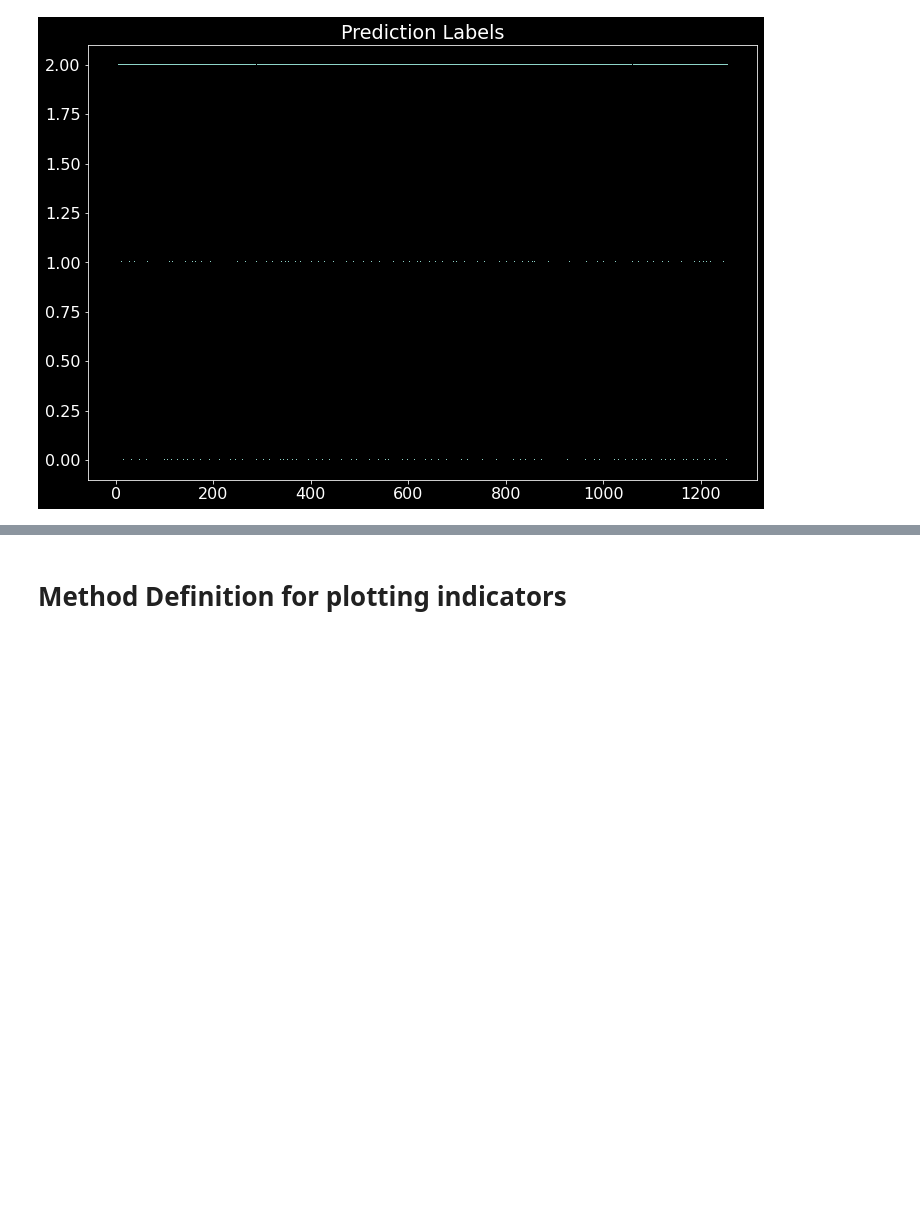
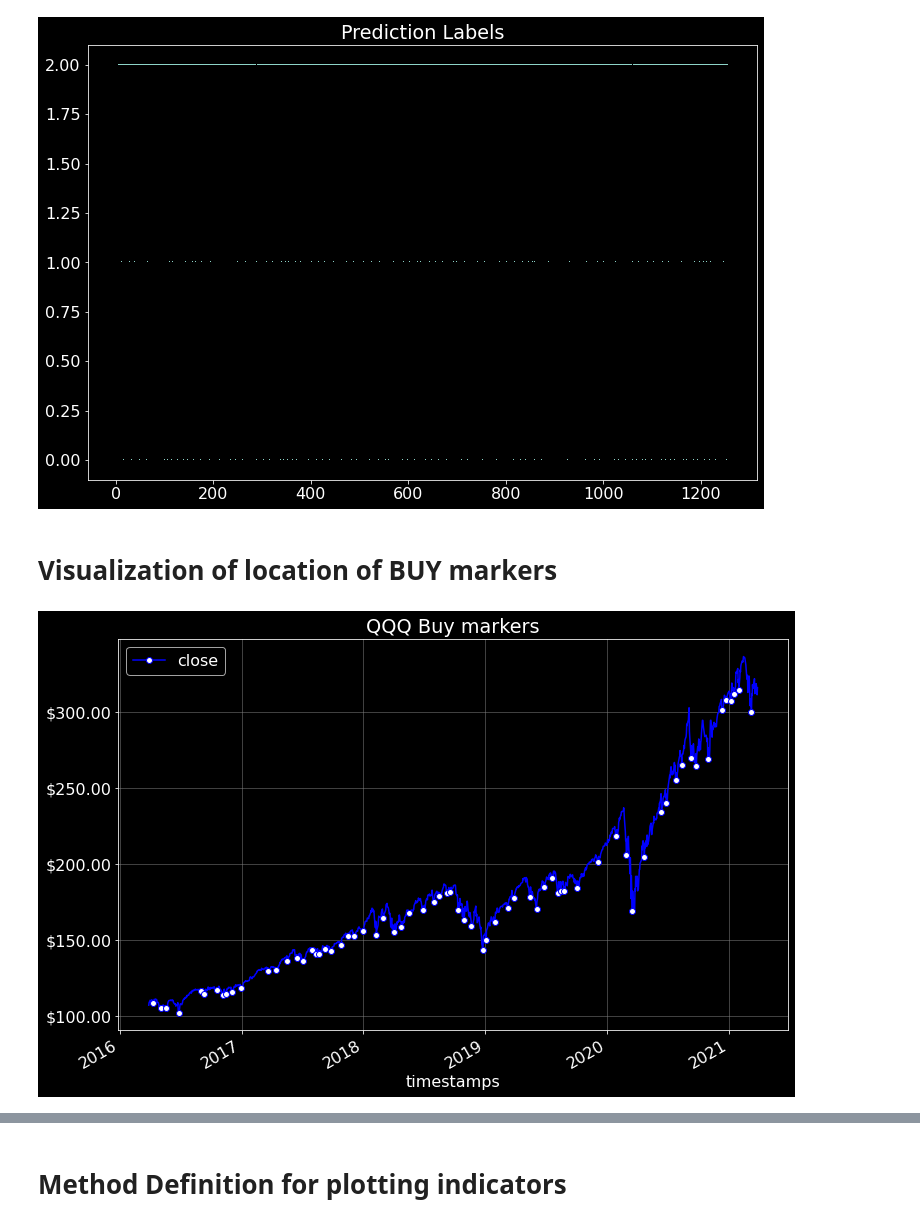
Before and after one commit to Olivia-Feldman/DLStockPrectionCNNModel-, a Jupyter notebook: sources/stock_predictor_cnn.ipynb, the cells around one changed output, grey strips where cells are left out. Drawn from its saved outputs; the diff is of its cells as text; code cells hidden in the pictures; blank space fills up the shorter version.

```diff
--- a/sources/stock_predictor_cnn.ipynb
+++ b/sources/stock_predictor_cnn.ipynb
@@ -200,3 +200,26 @@ plt.title('Prediction Labels')
 # %% [output]
 Text(0.5, 1.0, 'Prediction Labels')
 [figure]
+# %% [markdown]
+# Visualization of location of BUY markers
+# %%
+buy_markers = list(np.where(df['labels'] == 1)[0])
+
+ax = df.plot(
+    x='timestamps',
+    y=['close'],
+    kind='line',
+    color='b',
+    title=ticker + ' Buy markers',
+    markevery=buy_markers,
+    marker='o',
+    markerfacecolor='white')
+vals = ax.get_yticks()
+ax.set_yticklabels(['${:1.2f}'.format(x) for x in vals])
+ax.xaxis.grid(True, which='minor', linestyle='-', linewidth=0.25)
+ax.set_axisbelow(True)
+ax.grid(linestyle='-', linewidth='0.5', color='gray')
+
+plt.show()
+# %% [output]
+[figure, added]
```
Also changed, not shown: parts of 7 cells of this notebook.
